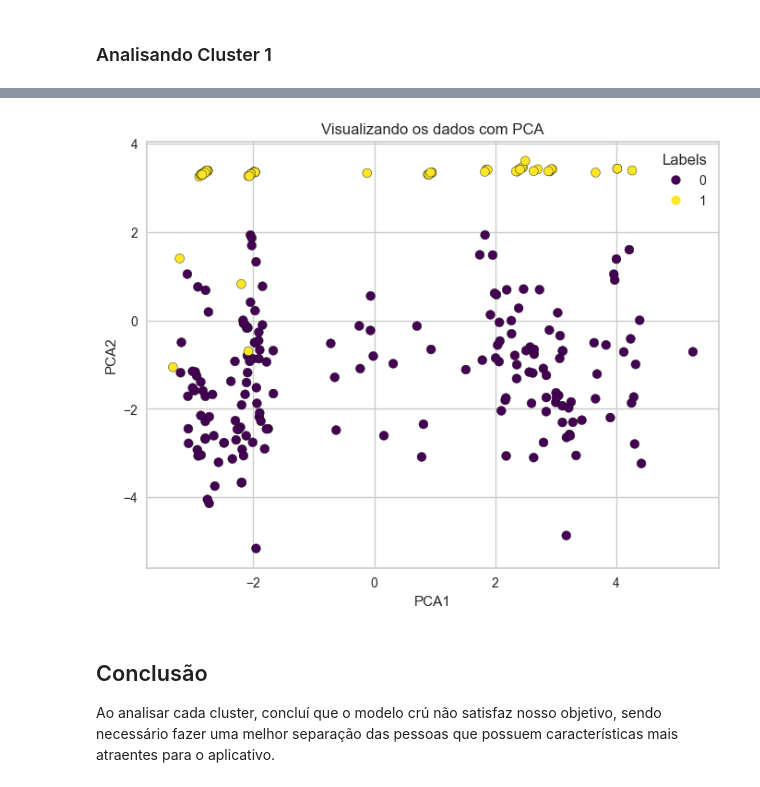
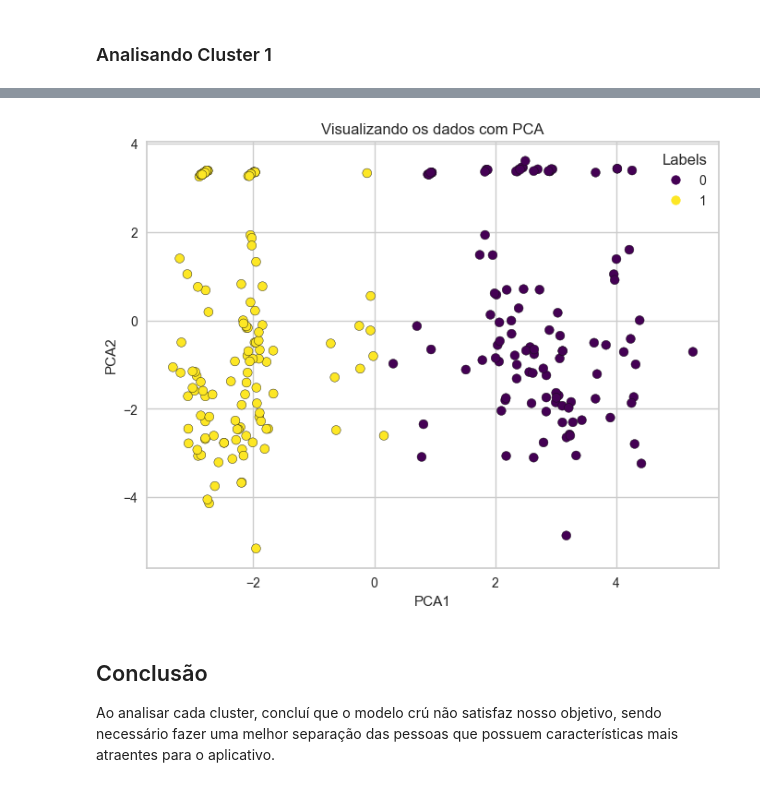
Before and after one commit to leontis2024/analise_de_dados, a Jupyter notebook: modelo_nao_supervisionado_sep_possiveis_usuarios.ipynb, the cells around one changed output, grey strips where cells are left out. Saved outputs shown, nothing was run; the diff lists cells and outputs as text; code cells hidden in the pictures.

```diff
--- a/modelo_nao_supervisionado_sep_possiveis_usuarios.ipynb
+++ b/modelo_nao_supervisionado_sep_possiveis_usuarios.ipynb
@@ -310,22 +310,22 @@ Name: count, dtype: int64
 # %%
 from sklearn.decomposition import PCA
 import matplotlib.pyplot as plt
 
 pca = PCA(n_components=2)
 principal_components = pca.fit_transform(df)
 
 x_pca = pd.DataFrame(principal_components, columns=['PCA1', 'PCA2'])
 x_normalizado = pd.concat([df, x_pca], axis=1)
 
 plt.figure(figsize=(8,6))
-scatter = plt.scatter(x_normalizado['PCA1'], x_normalizado['PCA2'], c=labels_2, edgecolor='k', s=50, cmap='viridis')
+scatter = plt.scatter(x_normalizado['PCA1'], x_normalizado['PCA2'], c=labels_3, edgecolor='k', s=50, cmap='viridis')
 plt.xlabel('PCA1')
 plt.ylabel('PCA2')
 plt.title('Visualizando os dados com PCA')
 plt.legend(*scatter.legend_elements(), title="Labels")
 plt.show()
 # %% [output]
-[figure, old version]
+[figure, new version]
 # %% [markdown]
 ## Conclusão
 
```
Also changed, not shown: parts of 4 cells of this notebook, 3 other files.
